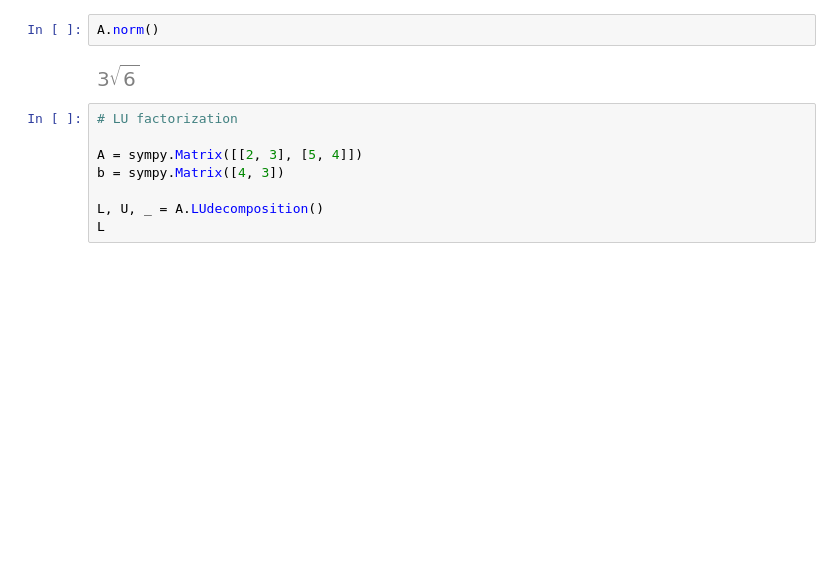
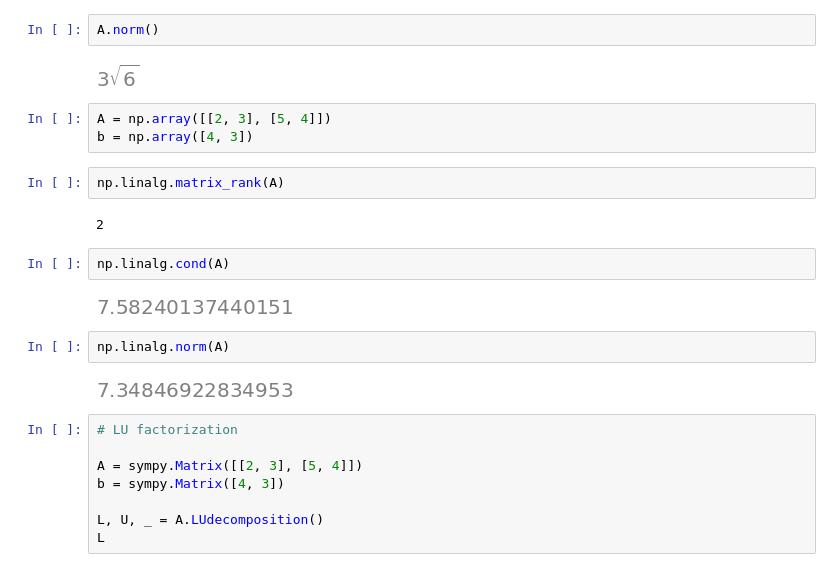
Before and after one commit to nickovchinnikov/Computational-Science-and-Engineering, a Jupyter notebook: NumericalPython/4.EquationSolving.ipynb, the cells around one changed output. Saved outputs shown, nothing was run; the diff lists cells and outputs as text; blank space fills up the shorter version.

```diff
--- a/NumericalPython/4.EquationSolving.ipynb
+++ b/NumericalPython/4.EquationSolving.ipynb
@@ -57,6 +59,21 @@ sympy.N(_)
 A.norm()
 # %% [output]
 [figure]
+# %%
+A = np.array([[2, 3], [5, 4]])
+b = np.array([4, 3])
+# %%
+np.linalg.matrix_rank(A)
+# %% [output]
+2
+# %%
+np.linalg.cond(A)
+# %% [output]
+[figure, added]
+# %%
+np.linalg.norm(A)
+# %% [output]
+[figure, added]
 # %%
 # LU factorization
 
```
Also changed, not shown: parts of 20 cells of this notebook.
